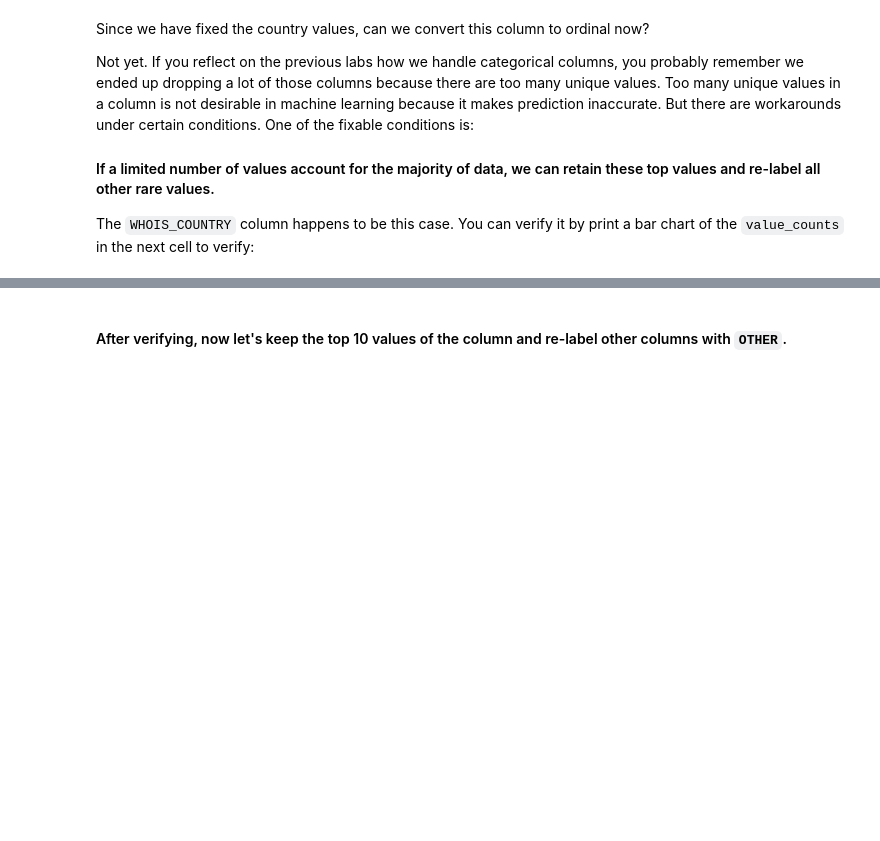
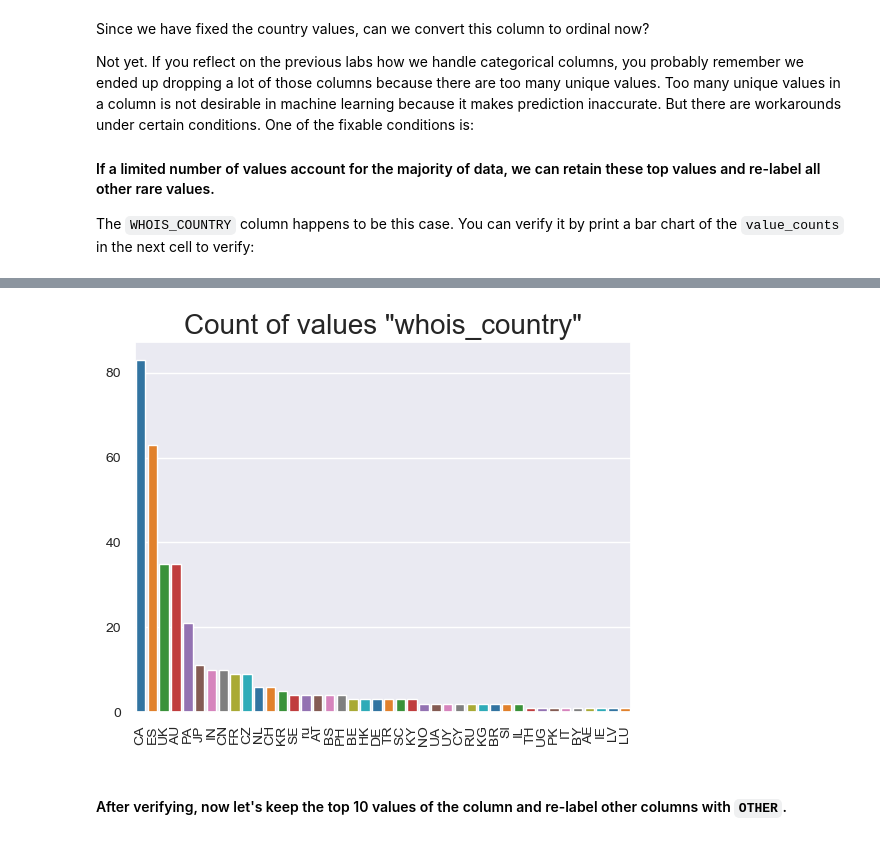
Before and after one commit to OSCGRA/lab-supervised-learning, a Jupyter notebook: your-code/main.ipynb, the cells around one changed output, grey strips where cells are left out. Saved outputs shown, nothing was run; the diff lists cells and outputs as text; code cells hidden in the pictures; blank space fills up the shorter version.

```diff
--- a/your-code/main.ipynb
+++ b/your-code/main.ipynb
@@ -178,3 +325,5 @@ If you remember in the previous labs, we drop a column if the column contains a
+# %%
+df2 = df2.dropna(subset = "dns_query_times")
 # %% [markdown]
 #### Again, examine the number of missing values in each column.
 
@@ -183,0 +333,4 @@ If all cleaned, proceed. Otherwise, go back and do more cleaning.
+# %%
+trash = ['number_special_characters','tcp_conversation_exchange', 'dist_remote_tcp_port','app_bytes', 'source_app_packets',
+       'source_app_bytes', 'remote_app_bytes', 'app_packets']
+df2= df2.drop(trash, axis=1)
@@ -209,3 +386,8 @@ How to handle string columns is always case by case. Let's start by working on `
+# %%
+df2["whois_country"] = df2["whois_country"].replace("Cyprus","CY")
+df2["whois_country"] = df2["whois_country"].replace("us", "US")
+df2["whois_country"] = df2["whois_country"].replace("se","SE")
+df2["whois_country"] = df2["whois_country"].replace(["United Kingdom","[u'GB'; u'UK']","GB"], "UK")
 # %% [markdown]
 Since we have fixed the country values, can we convert this column to ordinal now?
 
@@ -219,2 +420,15 @@ The `WHOIS_COUNTRY` column happens to be this case. You can verify it by print a
+# %%
+# US count mayority of the entries, so we filter to see the other groups
+country_counts_nous = df2[df2["whois_country"] != "US"]["whois_country"].value_counts()
+# %%
+sns.barplot(x=country_counts_nous.index, y=country_counts_nous.values, palette="tab10")
+
+plt.xticks(rotation=90, fontsize=10)
+plt.xlabel(None)
+plt.yticks(fontsize=10)
+plt.title('Count of values "whois_country"', fontsize=20)
+plt.show()
+# %% [output]
+[figure, added]
 # %% [markdown]
 #### After verifying, now let's keep the top 10 values of the column and re-label other columns with `OTHER`.
```
Also changed, not shown: parts of 75 cells of this notebook.
